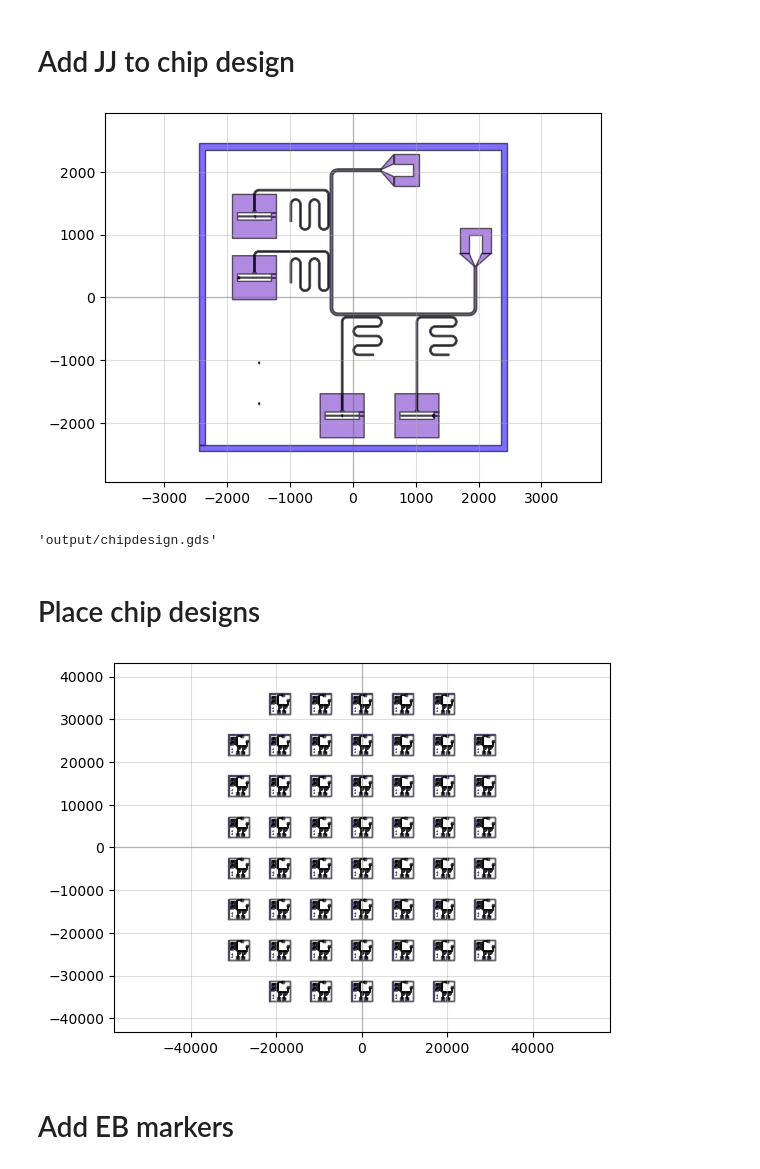
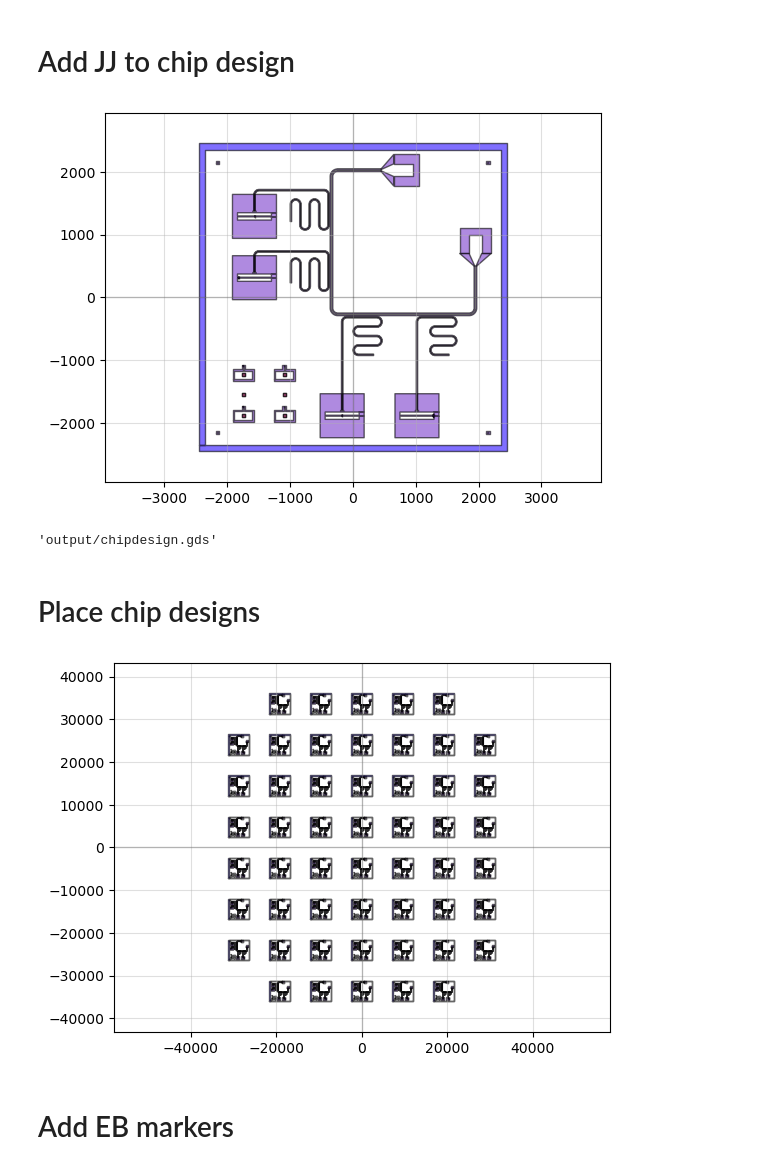
Before and after one commit to yminononono/Quantum-GDSDesign, a Jupyter notebook: transmon2D_mh.ipynb, the cells around one changed output. Drawn from its saved outputs; the diff is of its cells as text; code cells hidden in the pictures.

```diff
--- a/transmon2D_mh.ipynb
+++ b/transmon2D_mh.ipynb
@@ -48,0 +51,4 @@ qp(chipdesign)
+# %%
+CP = device_CornerPoints()
+chipdesign.add_ref(CP)
+qp(chipdesign)
@@ -48,0 +59,4 @@ qp(chipdesign)
+# %%
+TA = device_TestAreas()
+chipdesign.add_ref(TA)
+qp(chipdesign)
@@ -123,0 +145,4 @@ qp(JJ)
+# %%
+BX = device_TestBoxes()
+chipdesign.add_ref(BX)
+qp(chipdesign)
@@ -126,31 +153,38 @@ qp(JJ)
 # %%
 def custom_chip(width, height):
     chip = Device('chip')
     chip.add_ref(chipdesign)
 
     JJ_trans = device_JJ(width = width, squid = False)
     JJ_squid = device_JJ(width = width, squid = True)
+    EBLine = device_EBLine()
 
     # SQUID
     chip.add_ref(JJ_squid).movex(1280).movey(-1880)
     # transmon
     chip.add_ref(JJ_trans).movex(-172).movey(-1880)
     # SQUID
     chip.add_ref(JJ_squid).movex(-1815).movey(315)
     # transmon
     chip.add_ref(JJ_trans).movex(-1560).movey(1290)
 
     # transmon (test)
-    chip.add_ref(JJ_trans).movex(-1493).movey(-1689)
-    chip.add_ref(JJ_trans).movex(-1493).movey(-1038)
+    # chip.add_ref(JJ_trans).movex(-1493).movey(-1689)
+    # chip.add_ref(JJ_trans).movex(-1493).movey(-1038)
+    chip.add_ref(JJ_trans).movex(-1743).movey(-1739)
+    chip.add_ref(JJ_trans).movex(-1743).movey(-1088)
+    # chip.add_ref(EBLine).movex(-843).movey(-1689)
+    # chip.add_ref(EBLine).movex(-843).movey(-1038)
+    chip.add_ref(EBLine).movex(-1093).movey(-1739)
+    chip.add_ref(EBLine).movex(-1093).movey(-1088)
 
     return chip
 
 chip = custom_chip(width = 0.135, height = None)
 qp(chip)
 chip.write_gds('output/chipdesign')
 # %% [output]
-[figure, old version]
+[figure, new version]
 'output/chipdesign.gds'
 # %% [markdown]
 # Place chip designs
@@ -181,7 +215,7 @@ for ref in D.references:
 wafer.add_ref(D)
 qp(D)
 # %% [output]
-[figure, old version]
+[figure, new version]
 # %% [markdown]
 # Add EB markers
 # %%
```
Also changed, not shown: parts of 8 cells of this notebook, 1 other file.
